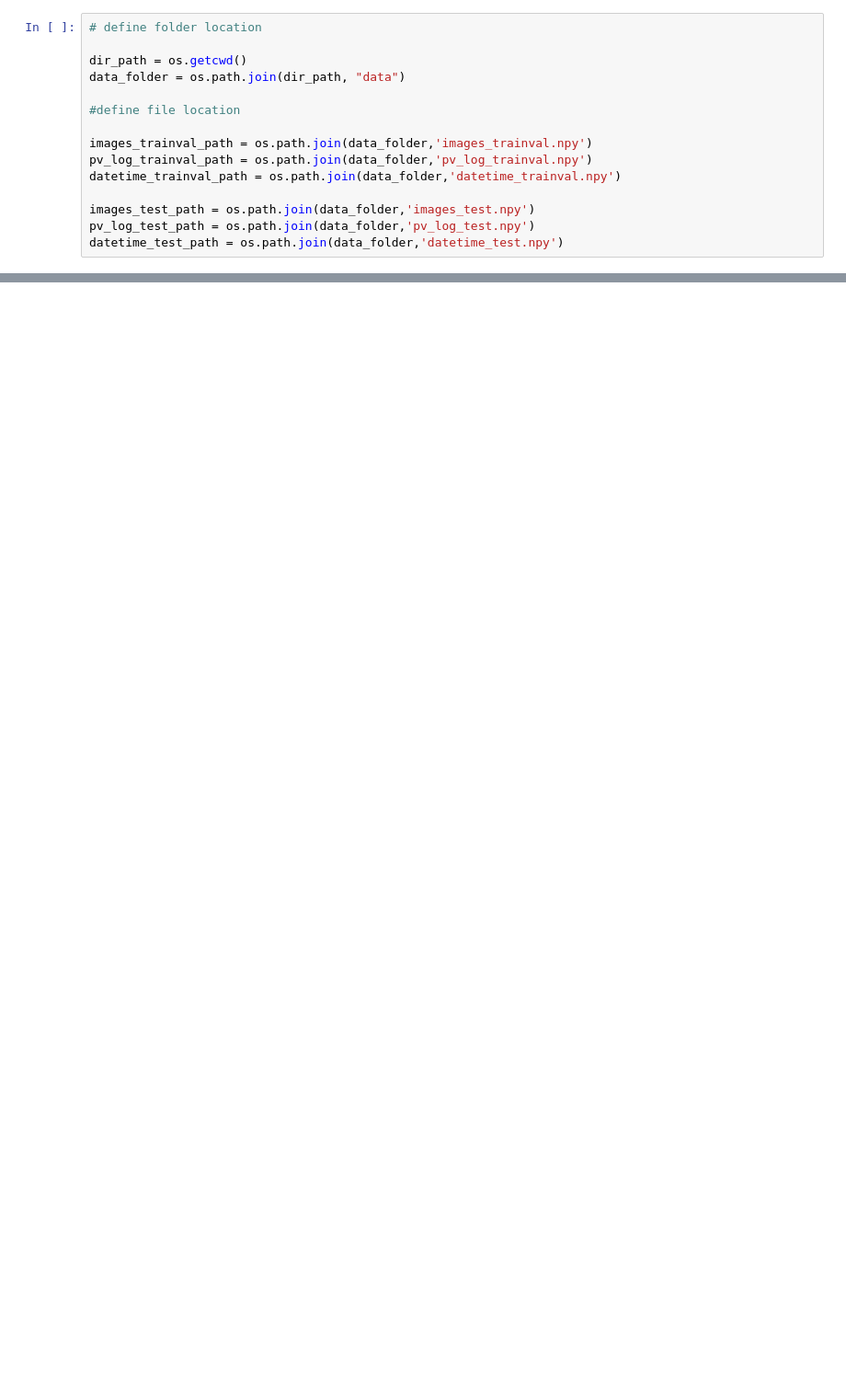
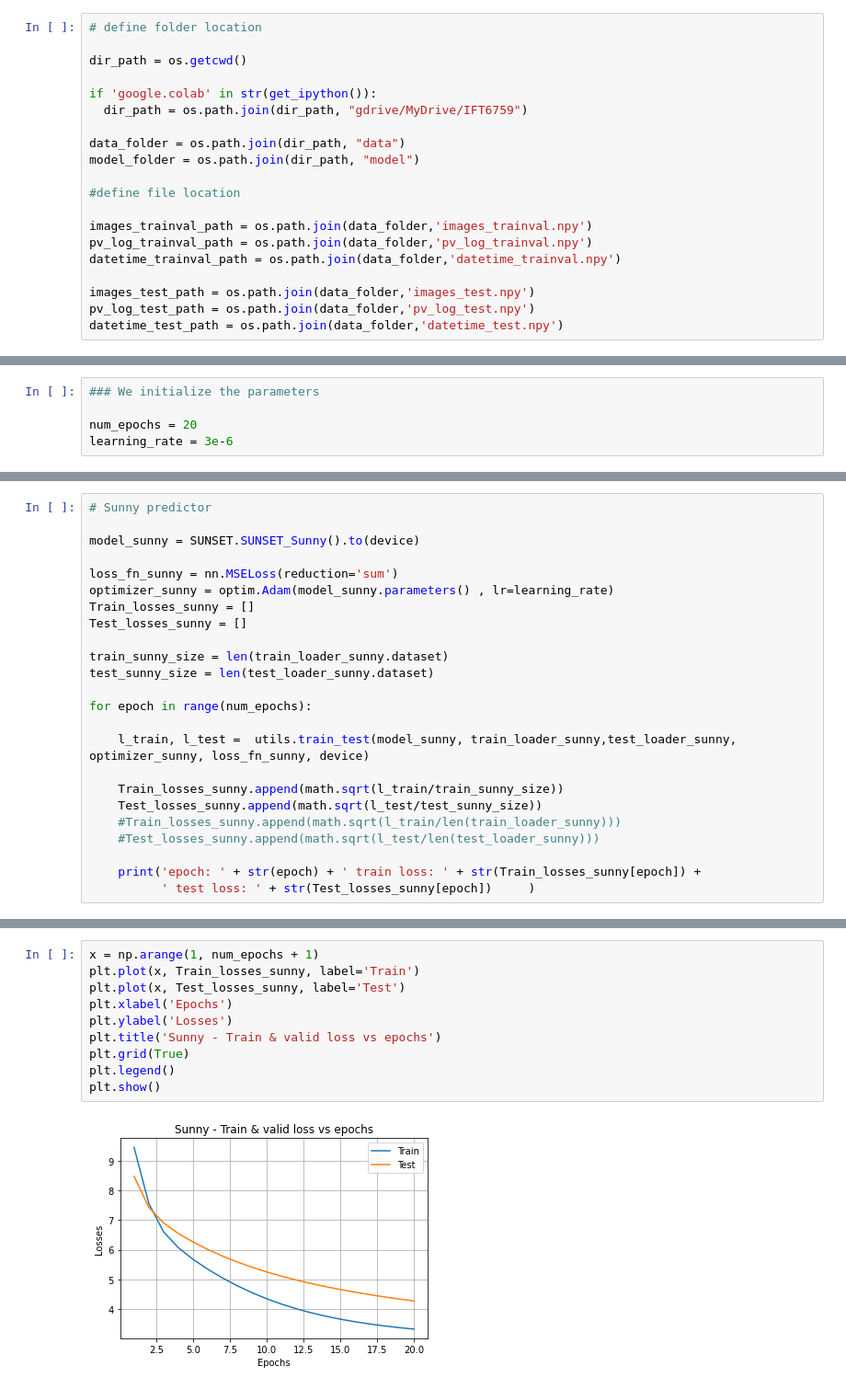
Before and after one commit to msoutojr/IFT-6759-Photovoltaic-forecast, a Jupyter notebook: SUNSET_test.ipynb, the cells around one changed output, grey strips where cells are left out. Shown at 92% size. Saved outputs shown, nothing was run; the diff lists cells and outputs as text; blank space fills up the shorter version.

Commit message:
rev_predictor

```diff
--- a/SUNSET_test.ipynb
+++ b/SUNSET_test.ipynb
@@ -21,7 +73,12 @@ import functions.utils as utils
 # define folder location
 
 dir_path = os.getcwd()
+
+if 'google.colab' in str(get_ipython()):
+  dir_path = os.path.join(dir_path, "gdrive/MyDrive/IFT6759")
+
 data_folder = os.path.join(dir_path, "data")
+model_folder = os.path.join(dir_path, "model")
 
 #define file location
 
@@ -136,0 +212,5 @@ Tlosses
+# %%
+### We initialize the parameters
+
+num_epochs = 20
+learning_rate = 3e-6
@@ -136,0 +222,24 @@ Tlosses
+# %%
+# Sunny predictor
+
+model_sunny = SUNSET.SUNSET_Sunny().to(device)
+
+loss_fn_sunny = nn.MSELoss(reduction='sum')
+optimizer_sunny = optim.Adam(model_sunny.parameters() , lr=learning_rate)
+Train_losses_sunny = []
+Test_losses_sunny = []
+
+train_sunny_size = len(train_loader_sunny.dataset)
+test_sunny_size = len(test_loader_sunny.dataset)
+
+for epoch in range(num_epochs):
+
+    l_train, l_test =  utils.train_test(model_sunny, train_loader_sunny,test_loader_sunny, optimizer_sunny, loss_fn_sunny, device)
+
+    Train_losses_sunny.append(math.sqrt(l_train/train_sunny_size))
+    Test_losses_sunny.append(math.sqrt(l_test/test_sunny_size))
+    #Train_losses_sunny.append(math.sqrt(l_train/len(train_loader_sunny)))
+    #Test_losses_sunny.append(math.sqrt(l_test/len(test_loader_sunny)))
+
+    print('epoch: ' + str(epoch) + ' train loss: ' + str(Train_losses_sunny[epoch]) +
+          ' test loss: ' + str(Test_losses_sunny[epoch])     )
@@ -136,0 +260,12 @@ Tlosses
+# %%
+x = np.arange(1, num_epochs + 1)
+plt.plot(x, Train_losses_sunny, label='Train')
+plt.plot(x, Test_losses_sunny, label='Test')
+plt.xlabel('Epochs')
+plt.ylabel('Losses')
+plt.title('Sunny - Train & valid loss vs epochs')
+plt.grid(True)
+plt.legend()
+plt.show()
+# %% [output]
+[figure, added]
```
Also changed, not shown: parts of 27 cells of this notebook, 1 other file.
